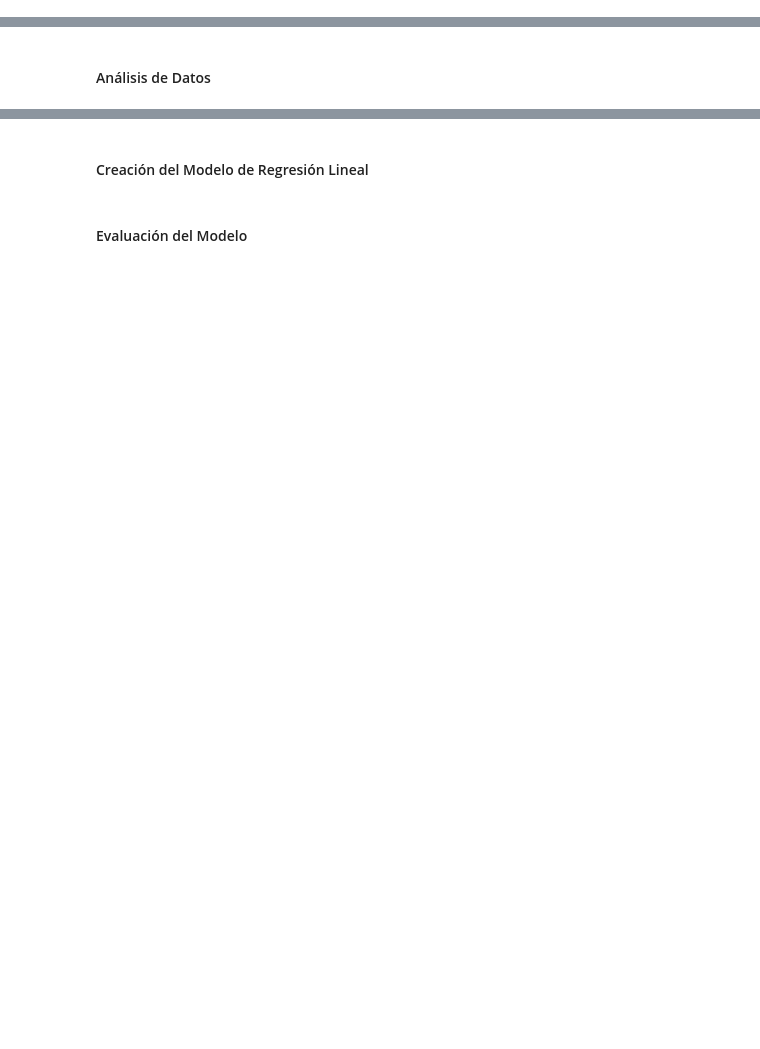
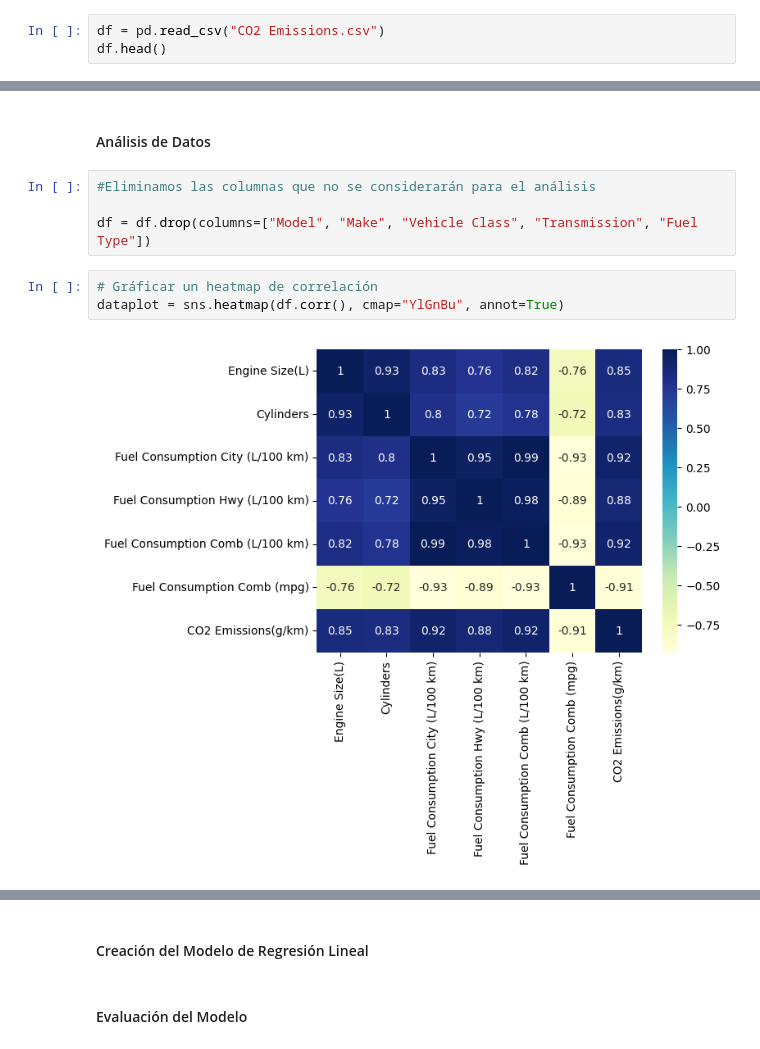
Before and after one commit to fedemedina72/PortafolioTC3006C, a Jupyter notebook: Portafolio1/RegresionLineal.ipynb, the cells around one changed output, grey strips where cells are left out. Drawn from its saved outputs; the diff is of its cells as text; blank space fills up the shorter version.

```diff
--- a/Portafolio1/RegresionLineal.ipynb
+++ b/Portafolio1/RegresionLineal.ipynb
@@ -16,2 +17,5 @@ ModuleNotFoundError: No module named 'pandas'
 # %% [markdown]
 #### Lectura de Datos
+# %%
+df = pd.read_csv("CO2 Emissions.csv")
+df.head()
@@ -20,2 +59,11 @@ ModuleNotFoundError: No module named 'pandas'
 # %% [markdown]
 #### Análisis de Datos
+# %%
+#Eliminamos las columnas que no se considerarán para el análisis
+
+df = df.drop(columns=["Model", "Make", "Vehicle Class", "Transmission", "Fuel Type"])
+# %%
+# Gráficar un heatmap de correlación
+dataplot = sns.heatmap(df.corr(), cmap="YlGnBu", annot=True)
+# %% [output]
+[figure, added]
```
Also changed, not shown: parts of 13 cells of this notebook.
